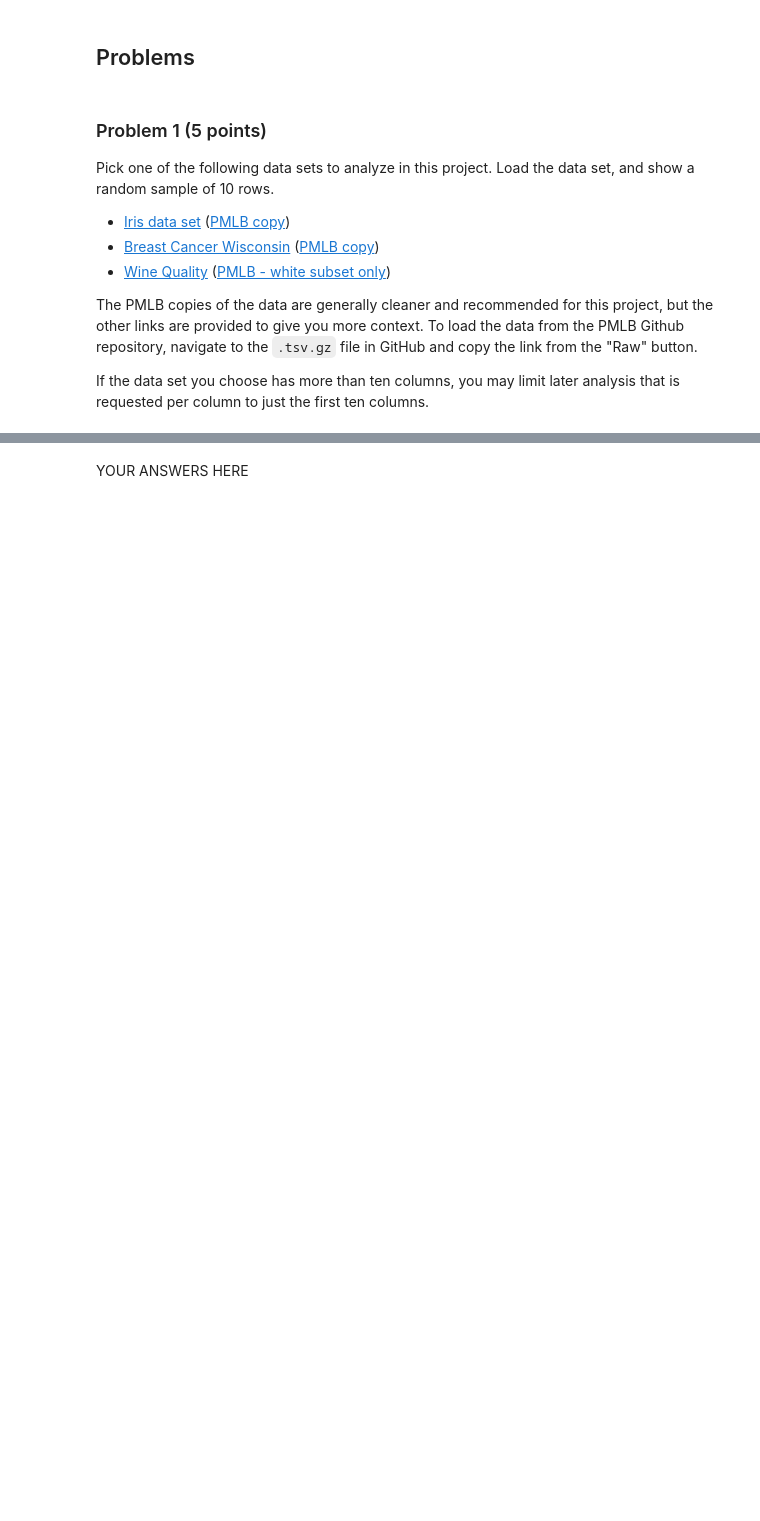
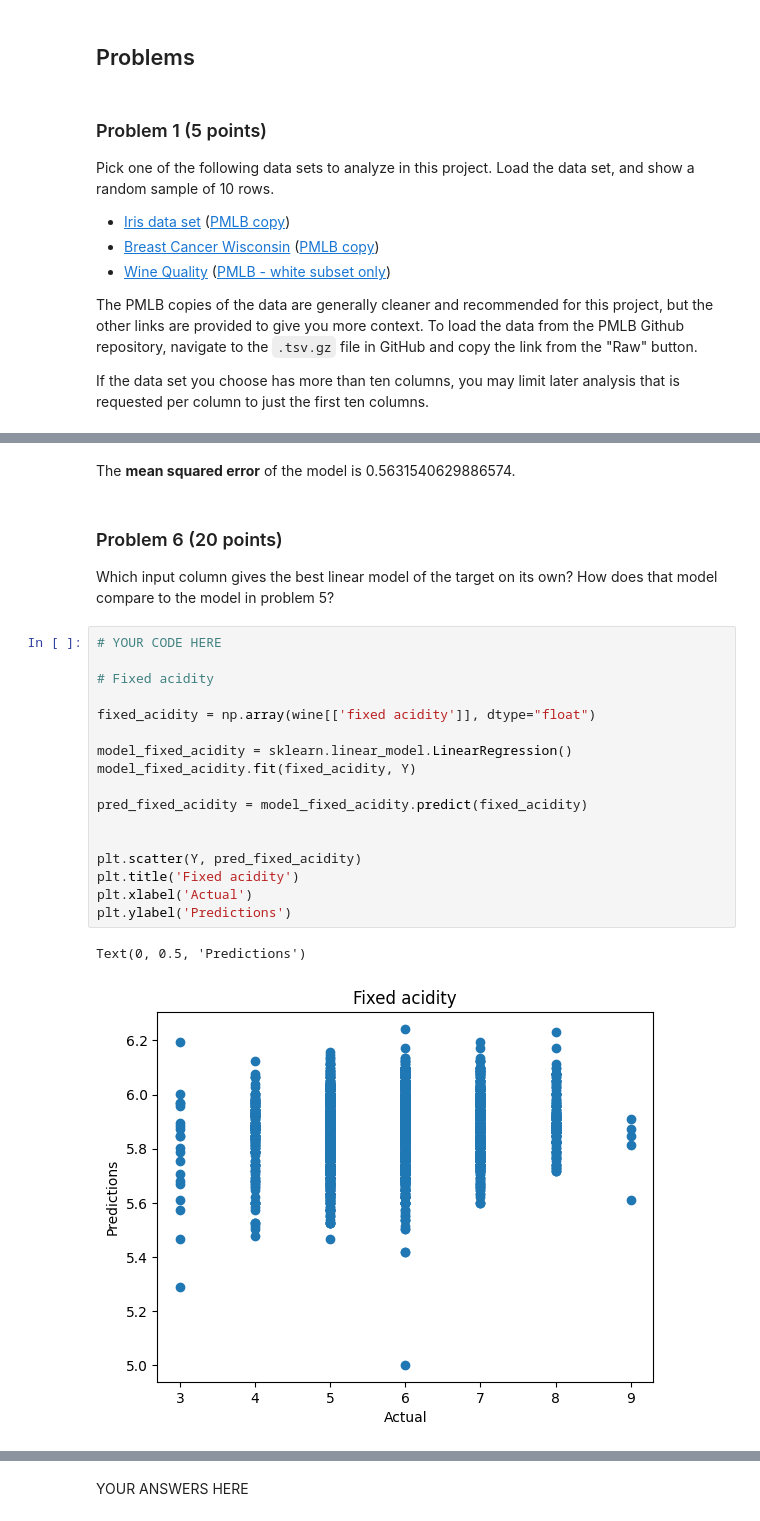
Before and after one commit to amadara1/dx601-final-project, a Jupyter notebook: project.ipynb, the cells around one changed output, grey strips where cells are left out. Saved outputs shown, nothing was run; the diff lists cells and outputs as text; blank space fills up the shorter version.

```diff
--- a/project.ipynb
+++ b/project.ipynb
@@ -93,0 +251,27 @@ If the data set you choose has more than ten columns, you may limit later analys
+# %% [markdown]
+The **mean squared error** of the model is 0.5631540629886574.
+# %% [markdown]
+### Problem 6 (20 points)
+
+Which input column gives the best linear model of the target on its own?
+How does that model compare to the model in problem 5?
+# %%
+# YOUR CODE HERE
+
+# Fixed acidity
+
+fixed_acidity = np.array(wine[['fixed acidity']], dtype="float")
+
+model_fixed_acidity = sklearn.linear_model.LinearRegression()
+model_fixed_acidity.fit(fixed_acidity, Y)
+
+pred_fixed_acidity = model_fixed_acidity.predict(fixed_acidity)
+
+
+plt.scatter(Y, pred_fixed_acidity)
+plt.title('Fixed acidity')
+plt.xlabel('Actual')
+plt.ylabel('Predictions')
+# %% [output]
+Text(0, 0.5, 'Predictions')
+[figure, added]
```
Also changed, not shown: parts of 43 cells of this notebook.
